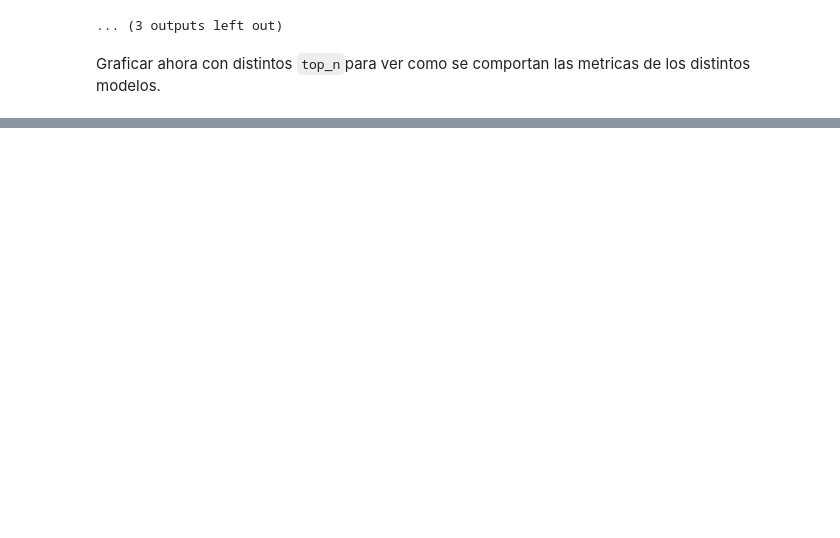
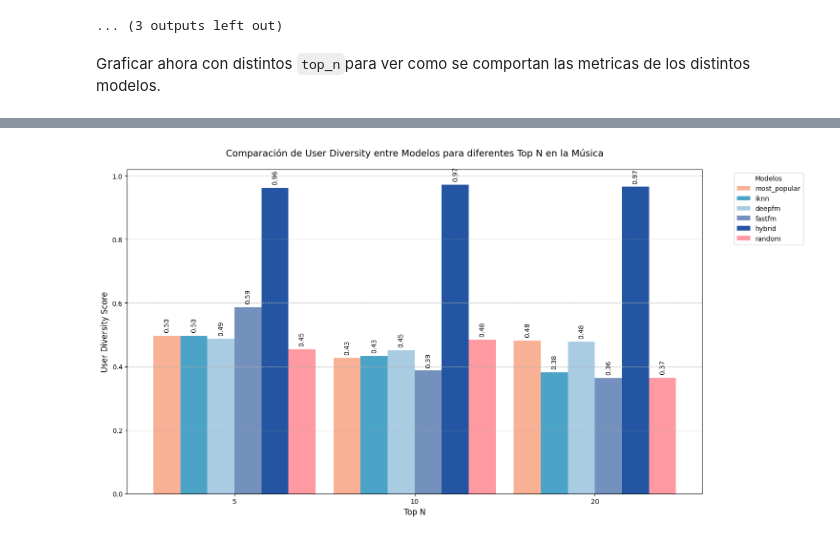
Before and after one commit to ferperezh/IIC3633_ProyectoMetricaDiversidad, a Jupyter notebook: musica/musica_metrica_diversidad.ipynb, the cells around one changed output, grey strips where cells are left out. Cells and saved outputs as stored; diff of their text form; code cells hidden in the pictures; blank space fills up the shorter version.

```diff
--- a/musica/musica_metrica_diversidad.ipynb
+++ b/musica/musica_metrica_diversidad.ipynb
@@ -1813,0 +2037,18 @@ plt.show()
+# %%
+# Cálculo de diversity_scores
+diversity_scores = {}
+
+# Lista de top_n a evaluar
+top_n_list = [5, 10, 20]
+
+# Obtener todos los modelos únicos
+models = ['most_popular', 'iknn', 'deepfm', 'fastfm', 'hybrid', 'random']
+
+for model in models:
+    scores = []
+    for top_n in top_n_list:
+        # Recalcular resultados para este top_n específico
+        results = global_metrics(data_music_test, data_music_train, top_n, k=5)
+        score = results[results['model'] == model]['User_Diversity'].mean()
+        scores.append(score)
+    diversity_scores[model] = scores
@@ -1813,0 +2213,61 @@ plt.show()
+# %%
+import matplotlib.pyplot as plt
+import numpy as np
+
+# Configurar el tamaño de la figura
+plt.figure(figsize=(15, 8))
+
+# Definir colores para cada modelo
+colors = {
+    'hybrid': '#2355a2',       # Azul oscuro
+    'iknn': '#4ba3c7',         # Verde azulado
+    'deepfm': '#a9cce3',       # Celeste claro
+    'fastfm': '#7491bd',       # Azul grisáceo
+    'most_popular': '#f8b195', # Naranja pastel
+    'random': '#ff9aa2'        # Coral suave
+}
+
+# Configurar las posiciones de las barras
+bar_width = 0.15
+r = np.arange(len(top_n_list))
+
+# Crear barras para cada modelo
+for i, model in enumerate(models):
+    # Obtener los valores precalculados de diversity_scores
+    scores = diversity_scores[model]
+
+    # Posición de las barras para este modelo
+    bar_positions = r + bar_width * i
+
+    # Crear las barras
+    bars = plt.bar(bar_positions, scores,
+                   width=bar_width,
+                   color=colors.get(model, '#CCCCCC'),
+                   label=model)
+
+    # Añadir valores sobre las barras
+    for idx, bar in enumerate(bars):
+        height = bar.get_height()
+        plt.text(bar.get_x() + bar_width/2., height + 0.01,
+                 f'{height:.2f}',
+                 ha='center', va='bottom',
+                 rotation=90)
+
+# Personalizar el gráfico
+plt.title('Comparación de User Diversity entre Modelos para diferentes Top N en la Música', fontsize=14, pad=20)
+plt.xlabel('Top N', fontsize=12)
+plt.ylabel('User Diversity Score', fontsize=12)
+plt.grid(True, linestyle='--', alpha=0.7, axis='y')
+
+# Ajustar las etiquetas del eje x
+plt.xticks(r + bar_width * (len(models) - 1) / 2, top_n_list)
+
+# Añadir leyenda
+plt.legend(title='Modelos', bbox_to_anchor=(1.05, 1), loc='upper left')
+
+# Ajustar los márgenes
+plt.tight_layout()
+
+plt.show()
+# %% [output]
+[figure, added]
```
Also changed, not shown: parts of 7 cells of this notebook.
